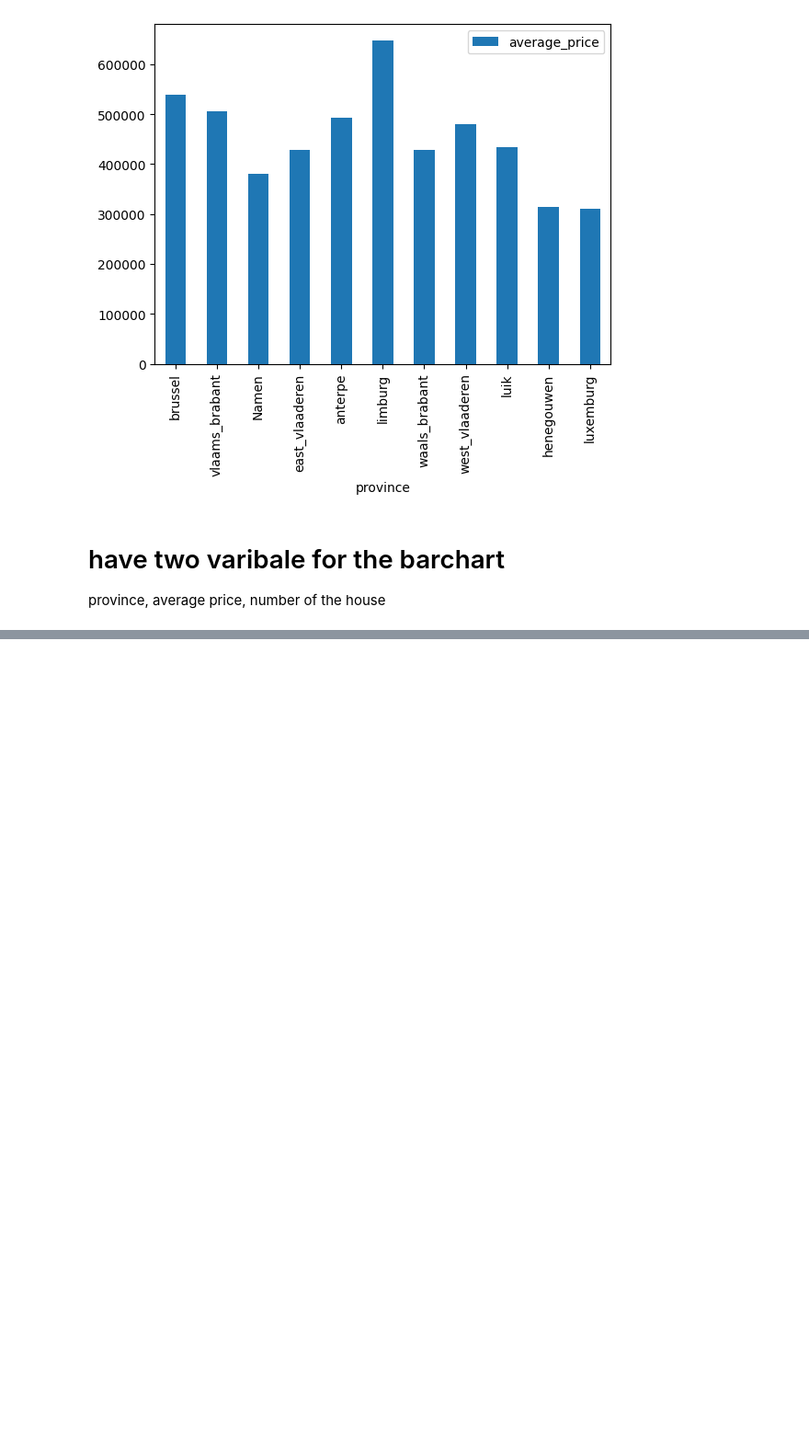
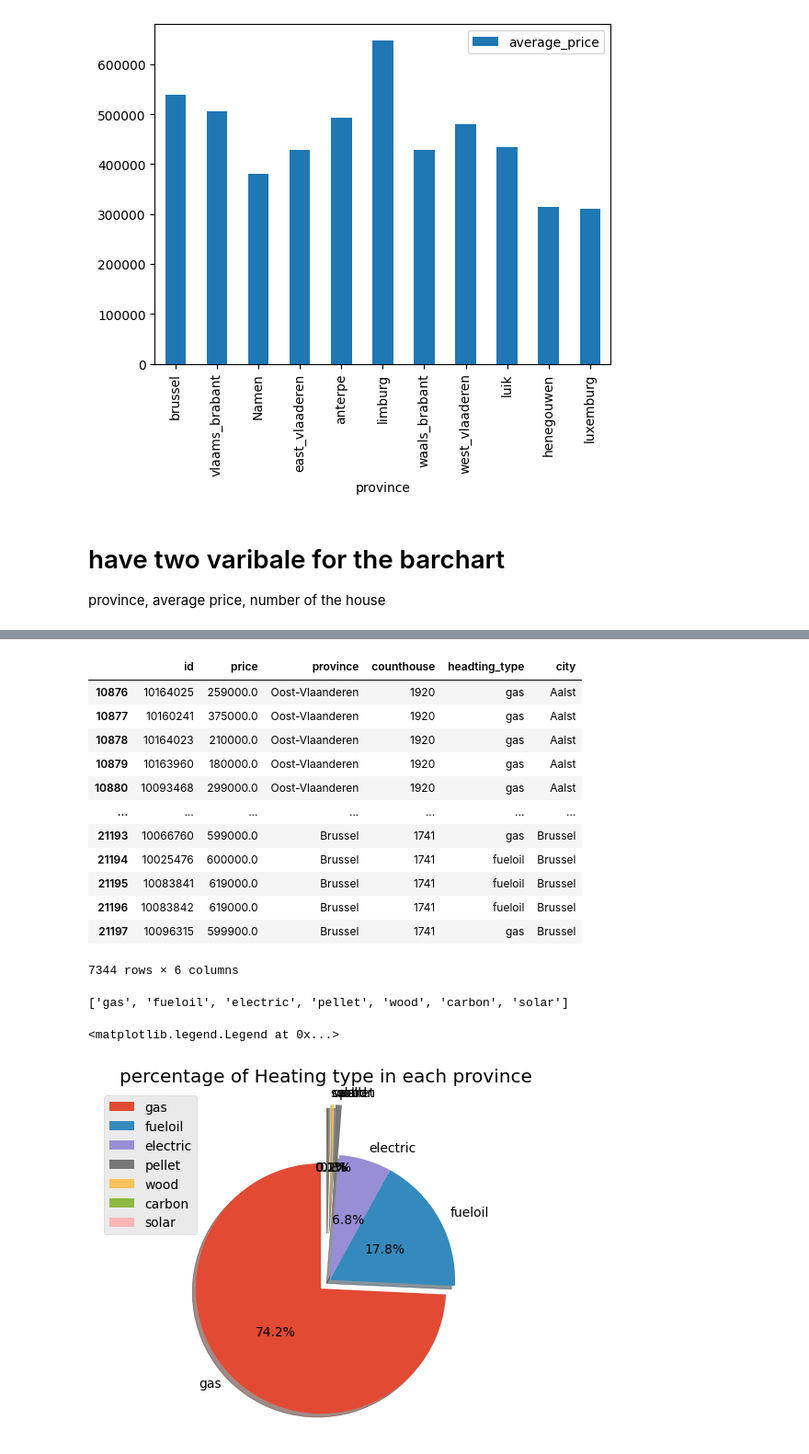
Before and after one commit to duckduckyaya/real-estate-price-prediction, a Jupyter notebook: data-acquisition/cleaning-data.ipynb, the cells around one changed output, grey strips where cells are left out. Shown at 92% size. Cells and saved outputs as stored; diff of their text form; code cells hidden in the pictures; blank space fills up the shorter version.

```diff
--- a/data-acquisition/cleaning-data.ipynb
+++ b/data-acquisition/cleaning-data.ipynb
@@ -321,0 +295,71 @@ display(dataset_9)
+# %%
+heating_type = list(dataset_4['heating'])
+city = list(dataset_4['location'])
+dataset_8 = dataset_7.assign(headting_type=heating_type)
+dataset_9 = dataset_8.assign(city=city)
+
+# dataset_9['headting_type'].replace(['NaN', 'gas', 'fueloil', 'pellet', 'wood'],[0, 1, 2, 3, 4], inplace=True)
+dataset_9 = dataset_9.dropna(subset=['headting_type'])
+display(dataset_9)
+
+# dataframes = []
+# for ct in dataset_9.city.unique():
+#     new_df = dataset_9[dataset_9['city'] == ct][['price', 'headting_type']]
+#     new_df.columns= [ 'price', f'city_{ct}_df']
+#     dataframes.append(new_df)
+#     dfff = pd.DataFrame(new)
+#     print(dfff)
+
+# pie chart
+# labels = dataset_9['headting_type'].unique()
+labels = ['gas', 'fueloil', 'electric', 'pellet', 'wood', 'carbon', 'solar']
+display(labels)
+value_gas = dataset_9.headting_type.value_counts()['gas']
+value_fue = dataset_9.headting_type.value_counts()['fueloil']
+value_elec = dataset_9.headting_type.value_counts()['electric']
+value_pel = dataset_9.headting_type.value_counts()['pellet']
+value_woo = dataset_9.headting_type.value_counts()['wood']
+value_carb = dataset_9.headting_type.value_counts()['carbon']
+value_solar = dataset_9.headting_type.value_counts()['solar']
+
+share = [value_gas, value_fue, value_elec, value_pel, value_woo, value_carb, value_solar]
+
+
+#
+# annotate_dict = {k:s for k,s in zip(labels, share)}
+# val = [[x,y] for x,y in zip(sorted(share, reverse=True), sorted(share))]
+# share1 = sum(val, [])
+#
+# new_labels = []
+# for s in share1[:len(share)]:
+#     for key, share in annotate_dict.items():
+#         if s == share:
+#             new_labels.append(key)
+
+explode = (0.1, 0, 0, 0.4, 0.4, 0.4, 0.4)
+plt.style.use('ggplot')
+plt.title('percentage of Heating type in each province')
+plt.pie(x=share, explode=explode, labels=labels, autopct='%1.1f%%', shadow=True, startangle=90, radius=1)
+plt.axis('equal')
+plt.legend(loc= 'upper left')
+
+patches,l_text,p_text=plt.pie()
+
+plt.show()
+# %% [output]
+|  | id | price | province | counthouse | headting_type | city |
+| 10876 | 10164025 | 259000.0 | Oost-Vlaanderen | 1920 | gas | Aalst |
+| 10877 | 10160241 | 375000.0 | Oost-Vlaanderen | 1920 | gas | Aalst |
+| 10878 | 10164023 | 210000.0 | Oost-Vlaanderen | 1920 | gas | Aalst |
+| 10879 | 10163960 | 180000.0 | Oost-Vlaanderen | 1920 | gas | Aalst |
+| 10880 | 10093468 | 299000.0 | Oost-Vlaanderen | 1920 | gas | Aalst |
+| ... | ... | ... | ... | ... | ... | ... |
+| 21193 | 10066760 | 599000.0 | Brussel | 1741 | gas | Brussel |
+| 21194 | 10025476 | 600000.0 | Brussel | 1741 | fueloil | Brussel |
+| 21195 | 10083841 | 619000.0 | Brussel | 1741 | fueloil | Brussel |
+| 21196 | 10083842 | 619000.0 | Brussel | 1741 | fueloil | Brussel |
+| 21197 | 10096315 | 599900.0 | Brussel | 1741 | gas | Brussel |
+7344 rows × 6 columns
+['gas', 'fueloil', 'electric', 'pellet', 'wood', 'carbon', 'solar']
+<matplotlib.legend.Legend at 0x...>
+[figure, added]
```
Also changed, not shown: parts of 4 cells of this notebook.
